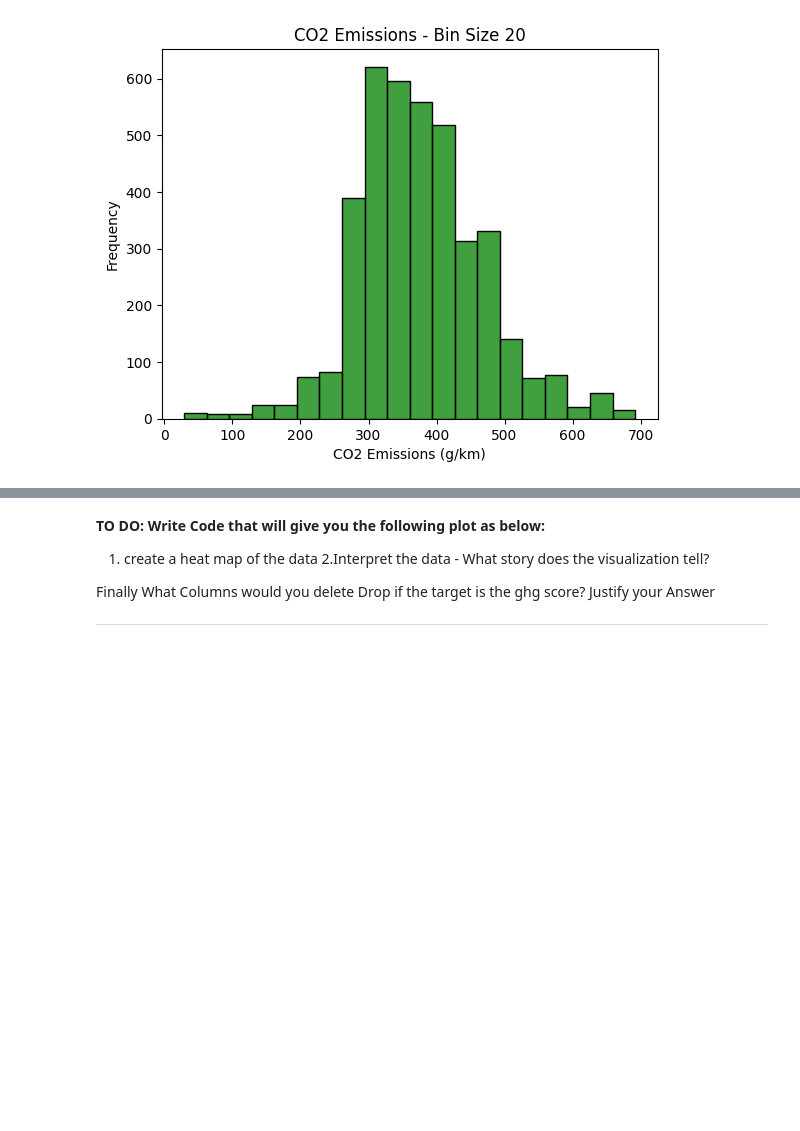
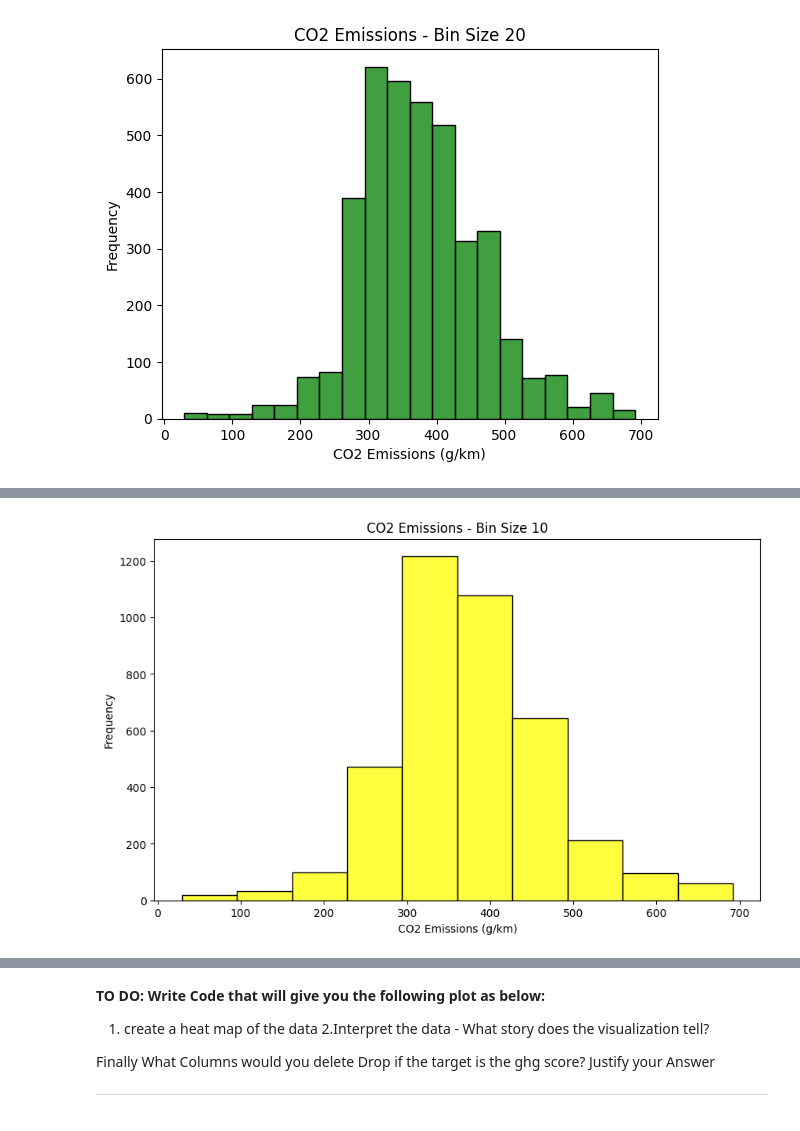
Before and after one commit to idarapatrick/Plotting-Assignment, a Jupyter notebook: Plotting_Assignment.ipynb, the cells around one changed output, grey strips where cells are left out. Cells and saved outputs as stored; diff of their text form; code cells hidden in the pictures; blank space fills up the shorter version.

```diff
--- a/Plotting_Assignment.ipynb
+++ b/Plotting_Assignment.ipynb
@@ -109,0 +106,9 @@ plt.show()
+# %%
+plt.figure(figsize=(10, 6))
+sns.histplot(df['co2'], bins=10, kde=False, color='yellow')
+plt.title('CO2 Emissions - Bin Size 10')
+plt.xlabel('CO2 Emissions (g/km)')
+plt.ylabel('Frequency')
+plt.show()
+# %% [output]
+[figure, added]
```
Also changed, not shown: parts of 4 cells of this notebook.
